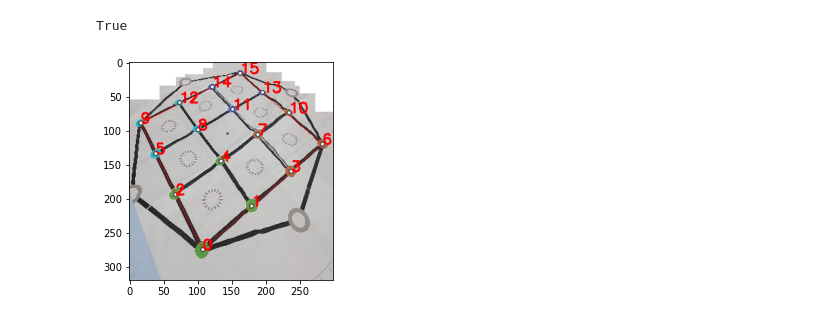
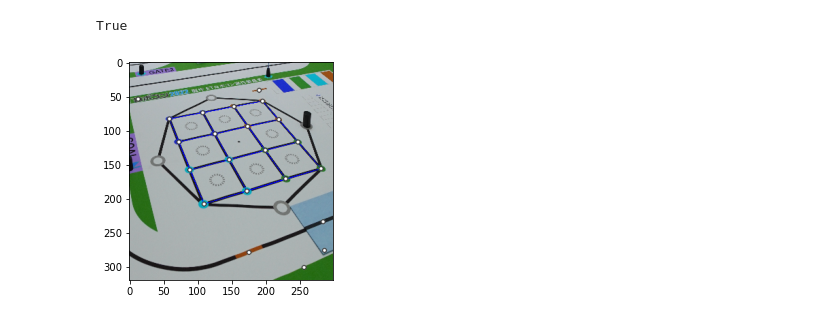
Before and after one commit to Black2856/ISCrun_game, a Jupyter notebook: 射影変換/test.ipynb, the cells around one changed output. Saved outputs shown, nothing was run; the diff lists cells and outputs as text; code cells hidden in the pictures.

```diff
--- a/射影変換/test.ipynb
+++ b/射影変換/test.ipynb
@@ -107,11 +141,12 @@ def drawline(img, line_pos_list):
 # %%
-### main ###
-size = (300, 320)
+############################################### main ###############################################
+size = (300, 320)# |調整箇所|
 
-img_file = "grid2.jpg"
+img_file = "pic.png"
 image = cv2.imread(img_file, cv2.IMREAD_COLOR)
 image = cv2.resize(image, dsize=size)
-outputImg = image
+outputImg = deepcopy(image)
+rawImg = deepcopy(image)
 cv2.imwrite("output.png",image)
 height, width, channels = image.shape[:3]
 # %%
@@ -222,20 +240,20 @@ drawline(outputImg, li_pos_COG2)
 # %%
 #推測したサークルポイントを表示させる
 #draw_img = cv2.imread(img_file, cv2.IMREAD_COLOR)
 for num,i in enumerate(COG):
     #cv2.circle(outputImg, i, 3, (0, 255, 0), thickness=-1, lineType=cv2.LINE_AA, shift=0)
     #cv2.circle(outputImg, i, 3, (0, 0, 0), thickness=1, lineType=cv2.LINE_AA, shift=0)
 
     cv2.circle(outputImg, i, 3, (255, 255, 255), thickness=-1, lineType=cv2.LINE_AA, shift=0)
     cv2.circle(outputImg, i, 3, (0, 0, 0), thickness=1, lineType=cv2.LINE_AA, shift=0)
-    cv2.putText(outputImg, str(num), i, cv2.FONT_HERSHEY_SIMPLEX, 0.7, (255, 0, 0), thickness=2)
+    #cv2.putText(outputImg, str(num), i, cv2.FONT_HERSHEY_SIMPLEX, 0.7, (255, 0, 0), thickness=2)
 
 #表示
 plt.imshow(np.asarray(outputImg), cmap="binary")
 cv2.imwrite("python2.png", outputImg)
 # %% [output]
 True
-[figure, old version]
+[figure, new version]
 # %%
 ##推測したラインの端のポイントから引いているラインの数を数えて、ペア同士のラインを引いている合計数が4本以上である場合そのポイントを確定させる
 #point = np.array([i[0] for i in li_pos_COG] + [i[1] for i in li_pos_COG])
```
Also changed, not shown: parts of 11 cells of this notebook, 6 other files.
